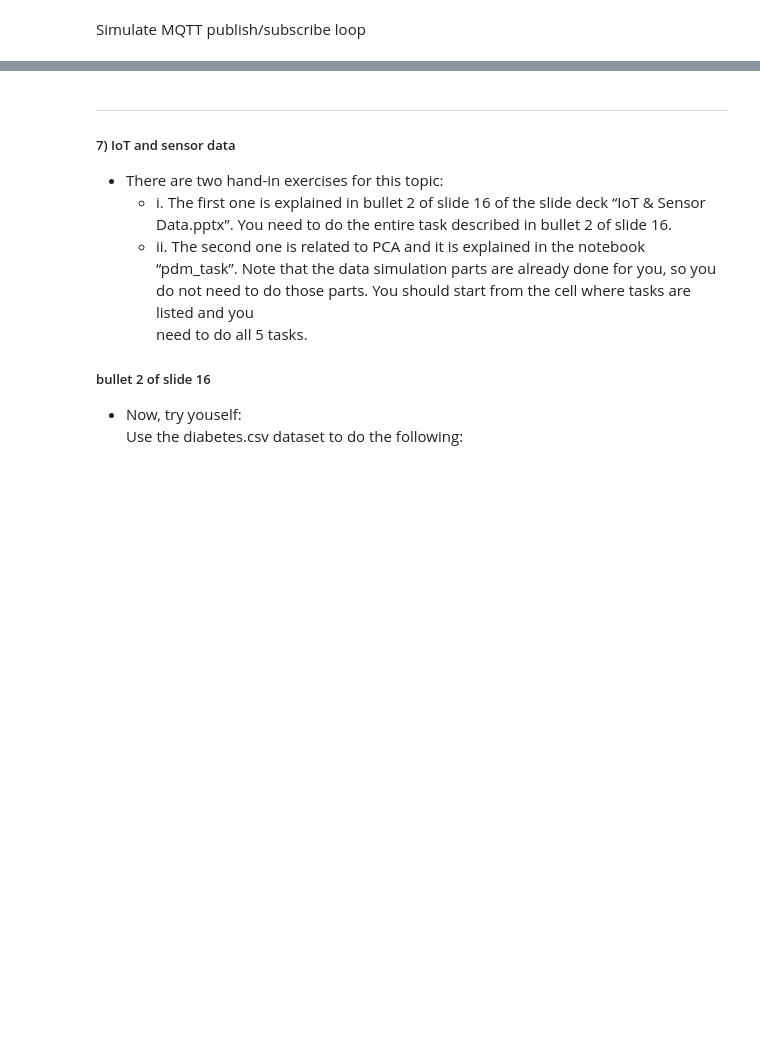
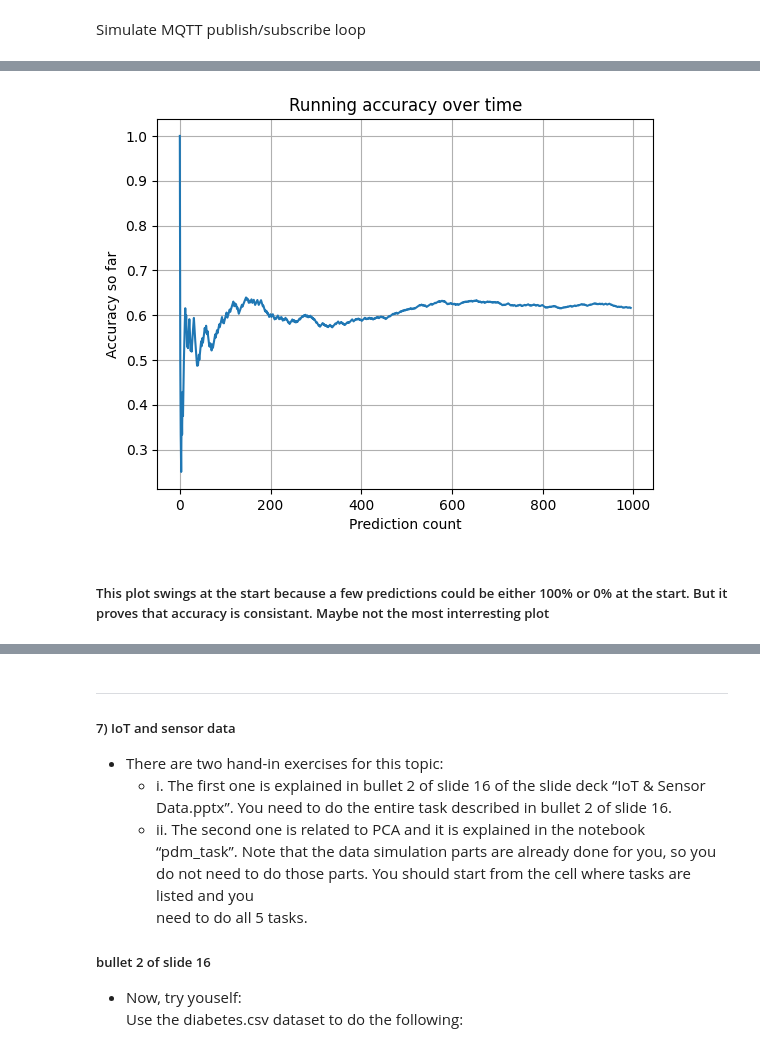
Before and after one commit to Sebastianrix/Data-Things, a Jupyter notebook: 7) IoT Sensor Data/pdm_task.ipynb, the cells around one changed output, grey strips where cells are left out. Cells and saved outputs as stored; diff of their text form; code cells hidden in the pictures; blank space fills up the shorter version.

```diff
--- a/7) IoT Sensor Data/pdm_task.ipynb
+++ b/7) IoT Sensor Data/pdm_task.ipynb
@@ -168,6 +168,7 @@ iterations = 1000 #Total times to simulate receiving new record
 window_size = 5  #How many past records to keep as a training set
 k_neighbors = 3 #Neighbor count in KNN / 3-NN for classification
 correct_predictions = 0
+progress = []
 
 records = S.values.tolist()
 n_records = len(records)
@@ -192,24 +193,27 @@ for i in range(iterations):
         train_X = [row[:3] for row in train_data] # First 3 columns = features
         train_y = [row[3] for row in train_data] # Last column = label / target
 
-        # Fit the KNN classifier
+        # Train the KNN classifier
         knn = KNeighborsClassifier(n_neighbors=k_neighbors)
         knn.fit(train_X, train_y)
 
-        # Predict the class for the current record r
+        # Predict the label for the current record r
         pred = knn.predict([r[:3]])[0]
 
-        if pred == r[3]:
-            correct_predictions += 1 # we count the correct predictions
+        if pred == r[3]: # If the prediction matches the actual value in label column
+            correct_predictions += 1 # we coun the correct predictions
 
-        if (i+1) % 1000 == 0:
-            made_predictions = max(0, (i + 1) - window_size)
-            if made_predictions > 0:
-                print(f"Iteration {i+1}, Correct Predictions: {correct_predictions}, Accuracy so far: {correct_predictions / made_predictions:.2f}")
+        # Calculate accuracy
+        made_prediction = (i+1)-window_size
+        # That means accuracy won’t steadily improve. It will bounce around depending on what the last 5 records look like.
+        #It’s a simulation of real-time streaming classification, not a learning curve.
+        acc_so_far = correct_predictions / made_prediction
+        progress.append(acc_so_far)
 
+        #print every 50 itterations
+        if (i+1) % 50 == 0:
+            print(f"Iteration {i+1}/{iterations}, Correct Predictions: {correct_predictions}, Accuracy so far: {acc_so_far:.2f}")
 
-denom = max(0, iterations - window_size)
-accuracy = (correct_predictions / denom) if denom > 0 else float('nan')
-
-print(f"Correct classifications: {correct_predictions}, Total iterations: {iterations}, Accuracy: {accuracy:.2f}")
+#Final accuracy
+print(f"Final Accuracy: {acc_so_far:.2f}")
 # %% [output]
@@ -236,0 +240,13 @@ NameError: name 'explained_variance' is not defined
+# %%
+import matplotlib.pyplot as plt
+plt.plot(progress)
+plt.xlabel("Prediction count")
+plt.ylabel("Accuracy so far")
+plt.title("Running accuracy over time")
+plt.grid(True)
+plt.show()
+# %% [output]
+[figure, added]
+# %% [markdown]
+<h5>
+This plot swings at the start because a few predictions could be either 100% or 0% at the start. But it proves that accuracy is consistant. Maybe not the most interresting plot
```
Also changed, not shown: parts of 6 cells of this notebook.
